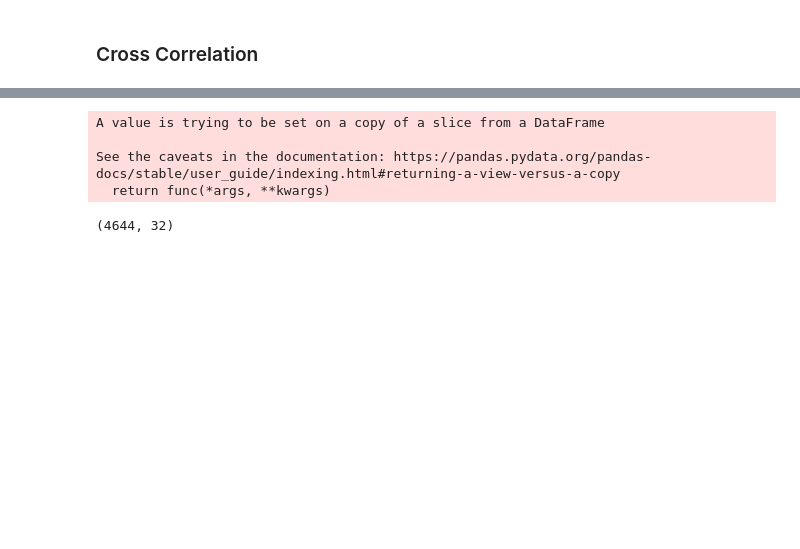
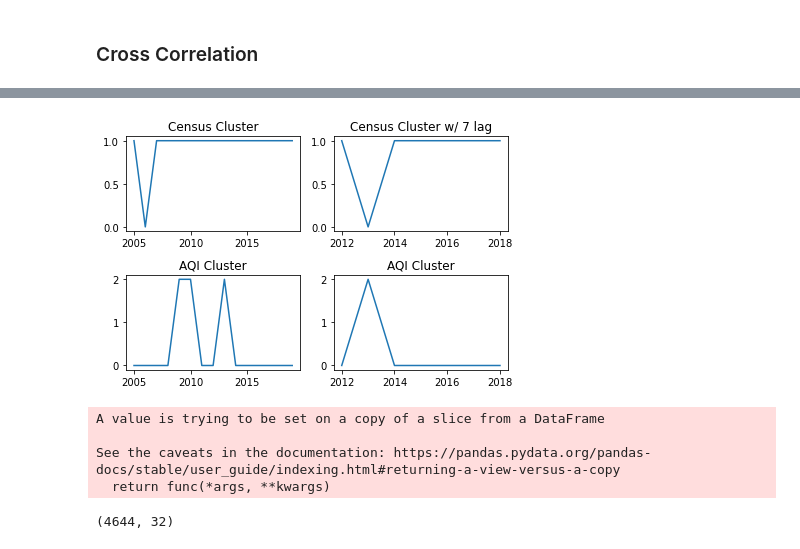
Before and after one commit to Suchith3004/socioeconomic-pollution, a Jupyter notebook: scripts/clustering_analysis.ipynb, the cells around one changed output, grey strips where cells are left out. Drawn from its saved outputs; the diff is of its cells as text; code cells hidden in the pictures; blank space fills up the shorter version.

```diff
--- a/scripts/clustering_analysis.ipynb
+++ b/scripts/clustering_analysis.ipynb
@@ -432,3 +413,24 @@ cluster_order
+# %%
+# Show how lag helps with correlation
+fig, axs = plt.subplots(2, 2)
+df = cluster_df[cluster_df['cbsa_code'] == 17780]
+
+axs[0, 0].plot(df['year'], df['census_cluster'])
+axs[1, 0].plot(df['year'], df['aqi_cluster'])
+
+axs[1, 0].set_title('AQI Cluster')
+axs[0, 0].set_title('Census Cluster')
+
+axs[0, 1].plot(df['year'].iloc[7:14], df['census_cluster'].shift(7).iloc[7:14])
+axs[1, 1].plot(df['year'].iloc[7:14], df['aqi_cluster'].iloc[7:14])
+
+axs[1, 1].set_title('AQI Cluster')
+axs[0, 1].set_title('Census Cluster w/ 7 lag')
+
+fig.tight_layout()
+fig.savefig('symbol_encoding.png')
+# %% [output]
+[figure, added]
 # %%
 def k_fold_validate(folds, model, features, target, model_type, output=True):
     kf = model_selection.KFold(n_splits=folds, shuffle=True, random_state=3)
```
Also changed, not shown: parts of 18 cells of this notebook, 14 other files.
